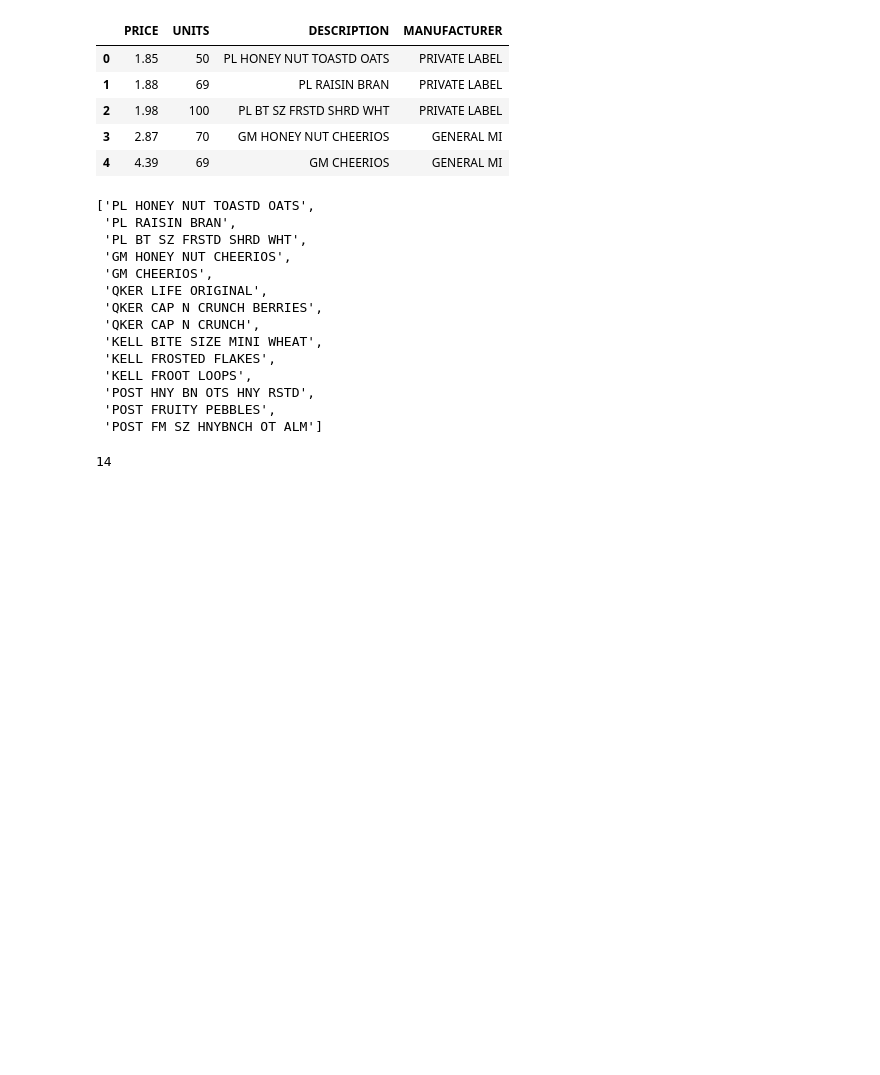
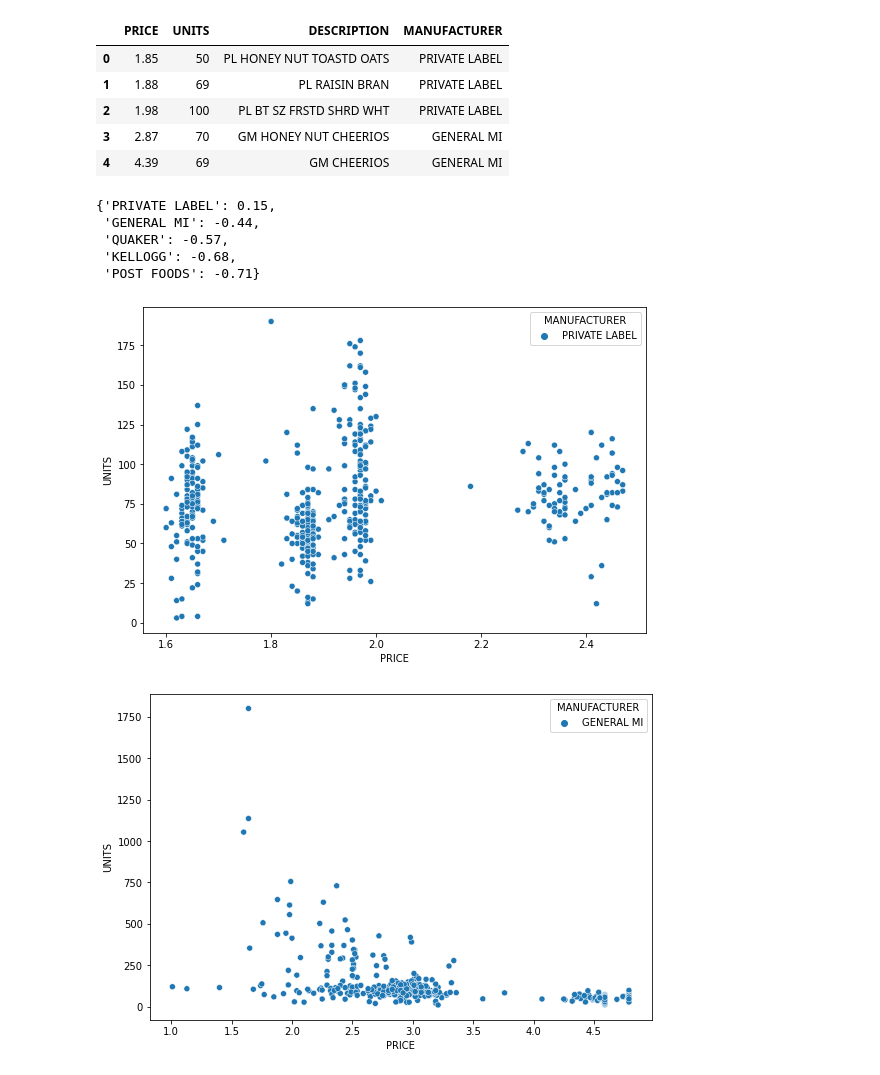
Before and after one commit to sns-ikeda/price-optimization, a Jupyter notebook: notebooks/analysis_breakfast.ipynb, the cells around one changed output. Saved outputs shown, nothing was run; the diff lists cells and outputs as text; code cells hidden in the pictures; blank space fills up the shorter version.

```diff
--- a/notebooks/analysis_breakfast.ipynb
+++ b/notebooks/analysis_breakfast.ipynb
@@ -12,7 +12,7 @@ pd.set_option("display.max_rows", None)
 # %% [markdown]
 ## データの読み込み
 # %%
-input_path = DATA_DIR / "input" / "breakfast"
+input_path = DATA_DIR / "dataset" / "breakfast"
 transaction_df = pd.read_csv(str(input_path / "transaction.csv"))  # 購買データ
 product_df = pd.read_csv(str(input_path / "product.csv"))  # 商品データ
 # %%
@@ -119,24 +122,25 @@ df.head()
 | 2 | 1.98 | 100 | PL BT SZ FRSTD SHRD WHT | PRIVATE LABEL |
 | 3 | 2.87 | 70 | GM HONEY NUT CHEERIOS | GENERAL MI |
 | 4 | 4.39 | 69 | GM CHEERIOS | GENERAL MI |
-# %%
-df["DESCRIPTION"].unique().tolist()
-# %% [output]
-['PL HONEY NUT TOASTD OATS',
- 'PL RAISIN BRAN',
- 'PL BT SZ FRSTD SHRD WHT',
- 'GM HONEY NUT CHEERIOS',
- 'GM CHEERIOS',
- 'QKER LIFE ORIGINAL',
- 'QKER CAP N CRUNCH BERRIES',
- 'QKER CAP N CRUNCH',
- 'KELL BITE SIZE MINI WHEAT',
- 'KELL FROSTED FLAKES',
- 'KELL FROOT LOOPS',
- 'POST HNY BN OTS HNY RSTD',
- 'POST FRUITY PEBBLES',
- 'POST FM SZ HNYBNCH OT ALM']
 # %%
-len(df["DESCRIPTION"].unique().tolist())
+manufacturers = df["MANUFACTURER"].unique().tolist()
+items = df["DESCRIPTION"].unique().tolist()
-# %% [output]
-14
+# %%
+# メーカー別の価格と販売数の相関係数
+corr_manu = dict()
+for manufacturer in manufacturers:
+    df_ = df[df["MANUFACTURER"] == manufacturer]
+    corrcoef = round(df_.corr().iloc[0][1], 2)
+    corr_manu[manufacturer] = corrcoef
+    # プロット
+    plt.figure(figsize=(9, 6))
+    sns.scatterplot(x="PRICE", y="UNITS", hue="MANUFACTURER", data=df_)
+corr_manu
+# %% [output]
+{'PRIVATE LABEL': 0.15,
+ 'GENERAL MI': -0.44,
+ 'QUAKER': -0.57,
+ 'KELLOGG': -0.68,
+ 'POST FOODS': -0.71}
+[figure, added]
+[figure, added]
```
Also changed, not shown: parts of 5 cells of this notebook, 2 other files.
